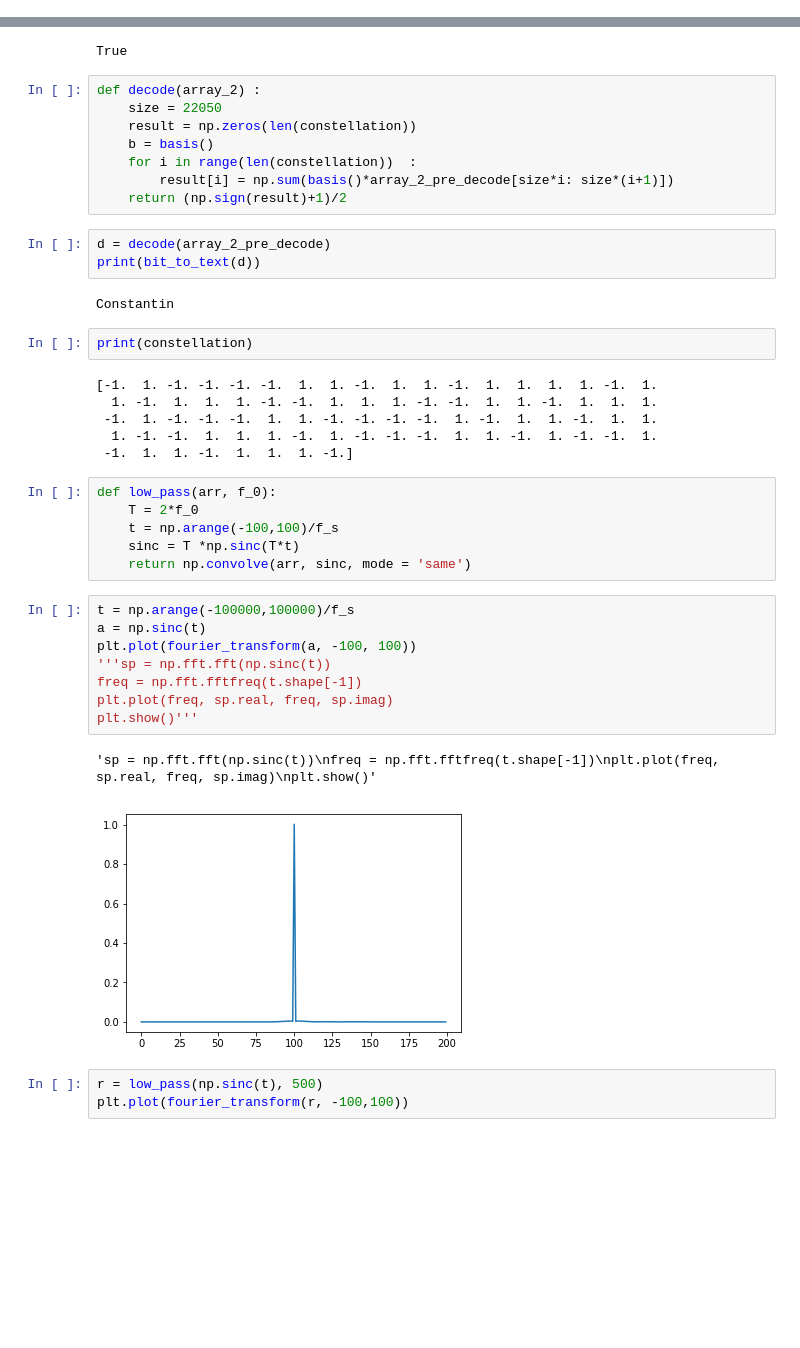
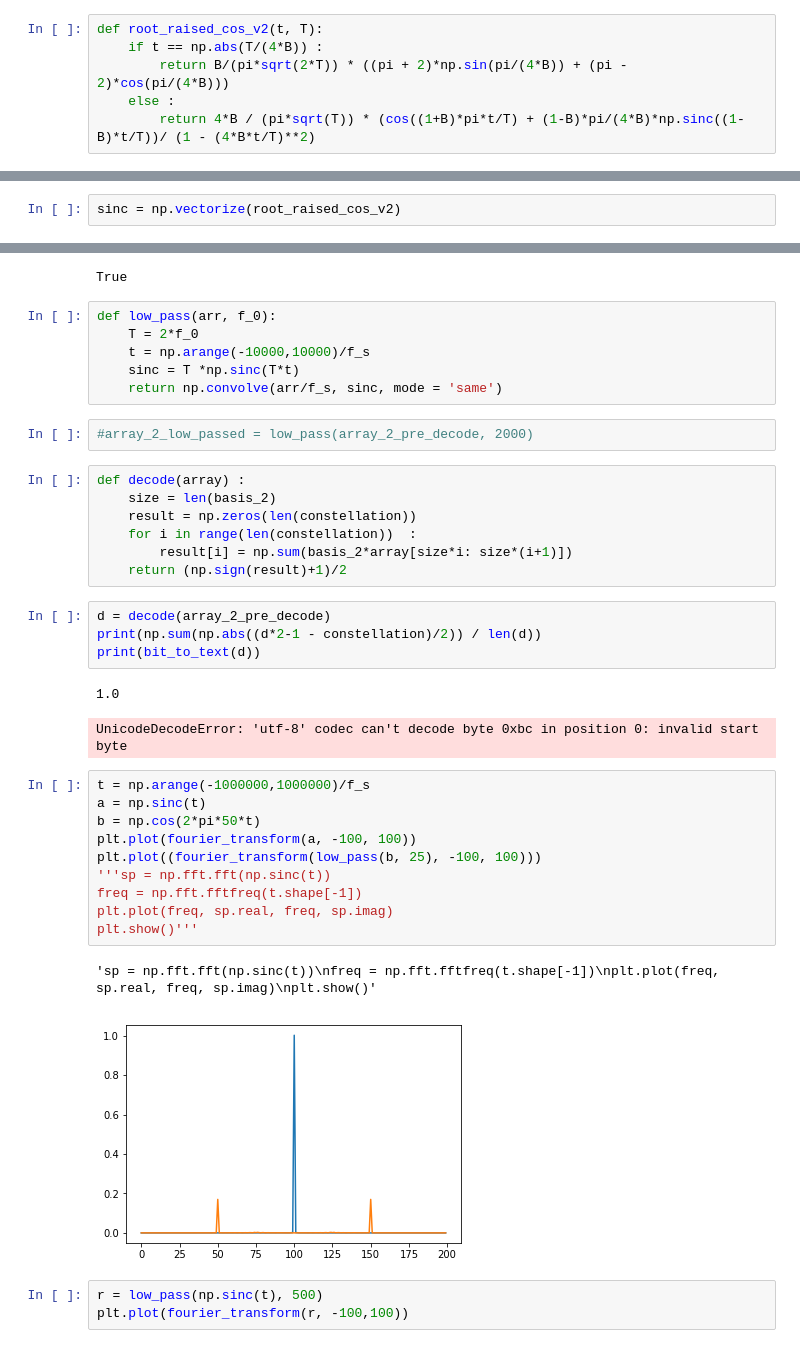
Before and after one commit to Paul-LouisDELACOUR/pdc, a Jupyter notebook: PL_4-Copy1.ipynb, the cells around one changed output, grey strips where cells are left out. Saved outputs shown, nothing was run; the diff lists cells and outputs as text; blank space fills up the shorter version.

Commit message:
const

```diff
--- a/PL_4-Copy1.ipynb
+++ b/PL_4-Copy1.ipynb
@@ -32,6 +45,12 @@ T = 2
 
 def root_raised_cos(t):
     return 4*B / (pi*sqrt(T)) * (cos((1+B)*pi*t/T) + (1-B)*pi/(4*B)*np.sinc((1-B)*t/T))/ (1 - (4*B*t/T)**2)
+# %%
+def root_raised_cos_v2(t, T):
+    if t == np.abs(T/(4*B)) :
+        return B/(pi*sqrt(2*T)) * ((pi + 2)*np.sin(pi/(4*B)) + (pi - 2)*cos(pi/(4*B)))
+    else :
+        return 4*B / (pi*sqrt(T)) * (cos((1+B)*pi*t/T) + (1-B)*pi/(4*B)*np.sinc((1-B)*t/T))/ (1 - (4*B*t/T)**2)
 # %%
 print(root_raised_cos(-0.12498866213151927))
 # %% [output]
@@ -38,0 +58,2 @@ print(root_raised_cos(-0.12498866213151927))
+# %%
+sinc = np.vectorize(root_raised_cos_v2)
@@ -135,44 +253,41 @@ print(start, end)
 print(array_2_pre_decode.shape == a.shape)
 # %% [output]
 True
+# %%
+def low_pass(arr, f_0):
+    T = 2*f_0
+    t = np.arange(-10000,10000)/f_s
+    sinc = T *np.sinc(T*t)
+    return np.convolve(arr/f_s, sinc, mode = 'same')
+# %%
+#array_2_low_passed = low_pass(array_2_pre_decode, 2000)
 # %%
-def decode(array_2) :
-    size = 22050
+def decode(array) :
+    size = len(basis_2)
     result = np.zeros(len(constellation))
-    b = basis()
     for i in range(len(constellation))  :
-        result[i] = np.sum(basis()*array_2_pre_decode[size*i: size*(i+1)])
+        result[i] = np.sum(basis_2*array[size*i: size*(i+1)])
     return (np.sign(result)+1)/2
 # %%
 d = decode(array_2_pre_decode)
+print(np.sum(np.abs((d*2-1 - constellation)/2)) / len(d))
 print(bit_to_text(d))
 # %% [output]
-Constantin
+1.0
+UnicodeDecodeError: 'utf-8' codec can't decode byte 0xbc in position 0: invalid start byte
-# %%
-print(constellation)
-# %% [output]
-[-1.  1. -1. -1. -1. -1.  1.  1. -1.  1.  1. -1.  1.  1.  1.  1. -1.  1.
-  1. -1.  1.  1.  1. -1. -1.  1.  1.  1. -1. -1.  1.  1. -1.  1.  1.  1.
- -1.  1. -1. -1. -1.  1.  1. -1. -1. -1. -1.  1. -1.  1.  1. -1.  1.  1.
-  1. -1. -1.  1.  1.  1. -1.  1. -1. -1. -1.  1.  1. -1.  1. -1. -1.  1.
- -1.  1.  1. -1.  1.  1.  1. -1.]
-# %%
-def low_pass(arr, f_0):
-    T = 2*f_0
-    t = np.arange(-100,100)/f_s
-    sinc = T *np.sinc(T*t)
-    return np.convolve(arr, sinc, mode = 'same')
 # %%
-t = np.arange(-100000,100000)/f_s
+t = np.arange(-1000000,1000000)/f_s
 a = np.sinc(t)
+b = np.cos(2*pi*50*t)
 plt.plot(fourier_transform(a, -100, 100))
+plt.plot((fourier_transform(low_pass(b, 25), -100, 100)))
 '''sp = np.fft.fft(np.sinc(t))
 freq = np.fft.fftfreq(t.shape[-1])
 plt.plot(freq, sp.real, freq, sp.imag)
 plt.show()'''
 # %% [output]
 'sp = np.fft.fft(np.sinc(t))\nfreq = np.fft.fftfreq(t.shape[-1])\nplt.plot(freq, sp.real, freq, sp.imag)\nplt.show()'
-[figure, old version]
+[figure, new version]
 # %%
 r = low_pass(np.sinc(t), 500)
 plt.plot(fourier_transform(r, -100,100))
```
Also changed, not shown: parts of 39 cells of this notebook, 2 other files.
